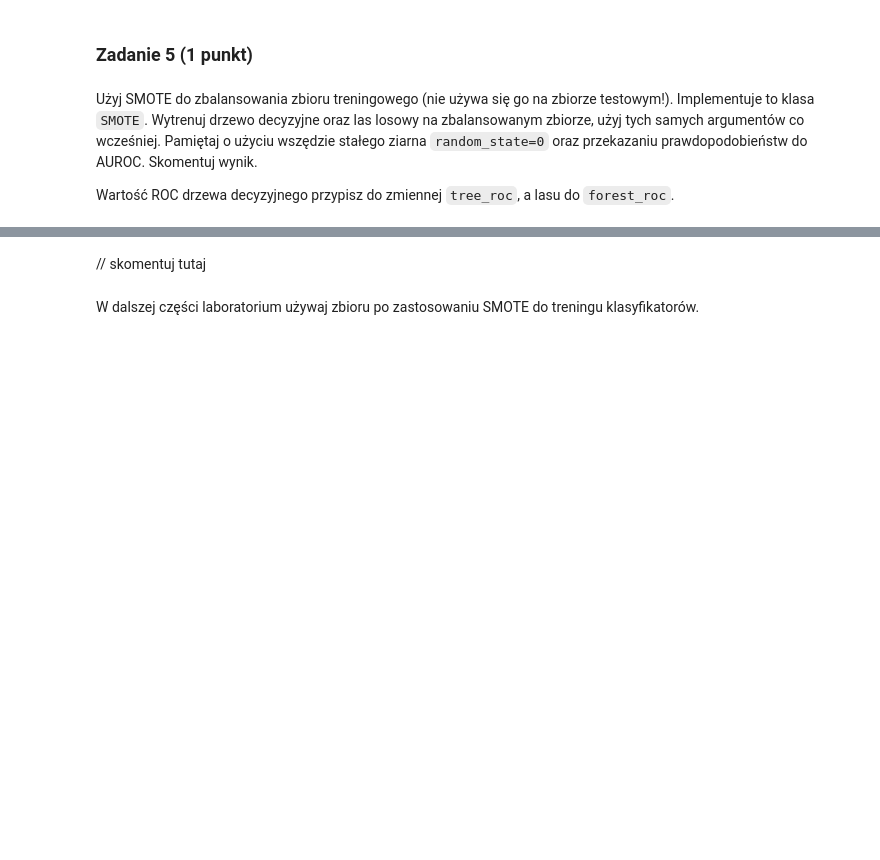
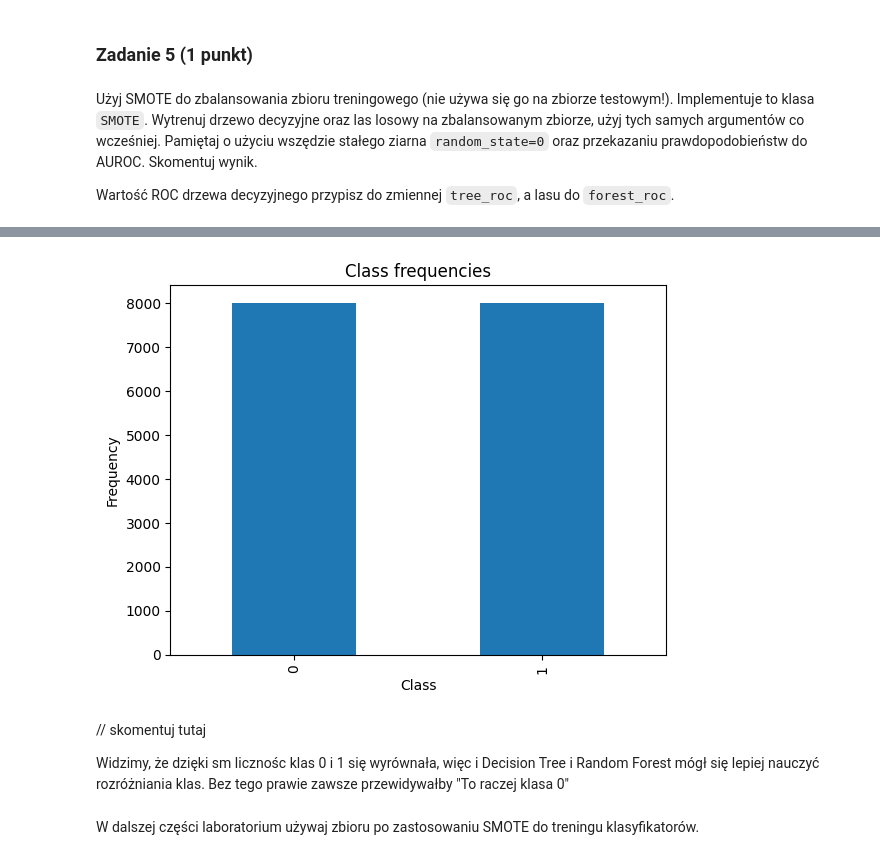
Before and after one commit to Iwo-Z/sztuczna-inteligencja, a Jupyter notebook: lab2/lab_2.ipynb, the cells around one changed output, grey strips where cells are left out. Cells and saved outputs as stored; diff of their text form; code cells hidden in the pictures; blank space fills up the shorter version.

```diff
--- a/lab2/lab_2.ipynb
+++ b/lab2/lab_2.ipynb
@@ -304,0 +339,19 @@ Wartość ROC drzewa decyzyjnego przypisz do zmiennej `tree_roc`, a lasu do `for
+# %%
+# your_code
+from imblearn.over_sampling import SMOTE
+
+sm = SMOTE(random_state=0)
+
+X_train, y_train = sm.fit_resample(X_train, y_train)
+
+dtc = dtc.fit(X_train, y_train)
+rfc = rfc.fit(X_train, y_train)
+
+y_prob_tree = dtc.predict_proba(X_test)[:, 1]
+y_prob_forest = rfc.predict_proba(X_test)[:, 1]
+
+tree_roc = roc_auc_score(y_test, y_prob_tree)
+forest_roc = roc_auc_score(y_test, y_prob_forest)
+
+print(tree_roc)
+print(forest_roc)
@@ -310,5 +368,14 @@ print("Solution is correct!")
-# %% [markdown]
-// skomentuj tutaj
+# %%
+y_train.value_counts().plot.bar(title="Class frequencies")
+plt.xlabel("Class")
+plt.ylabel("Frequency")
+plt.show()
+# %% [output]
+[figure, added]
+# %% [markdown]
+// skomentuj tutaj
+
+Widzimy, że dzięki sm licznośc klas 0 i 1 się wyrównała, więc i Decision Tree i Random Forest mógł się lepiej nauczyć rozróżniania klas. Bez tego prawie zawsze przewidywałby "To raczej klasa 0"
 # %% [markdown]
 W dalszej części laboratorium używaj zbioru po zastosowaniu SMOTE do treningu klasyfikatorów.
 # %% [markdown]
```
Also changed, not shown: parts of 14 cells of this notebook, 1 other file.
